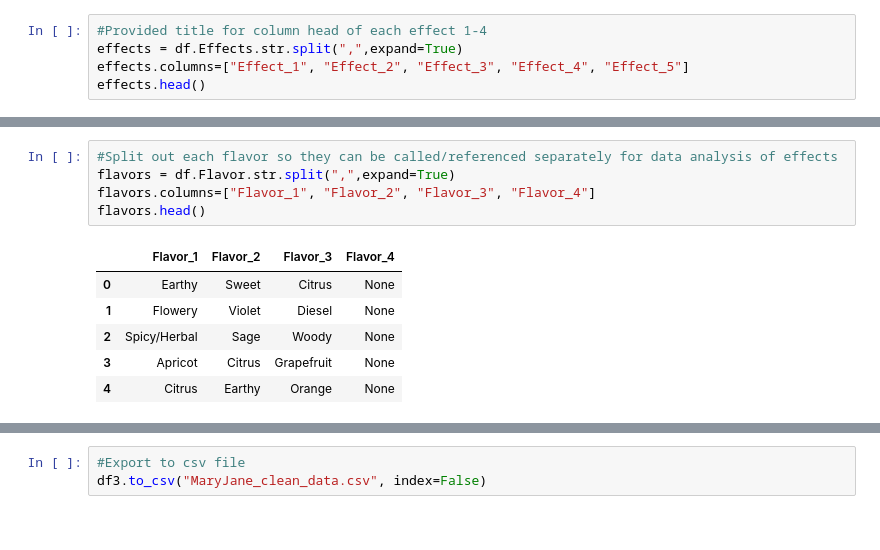
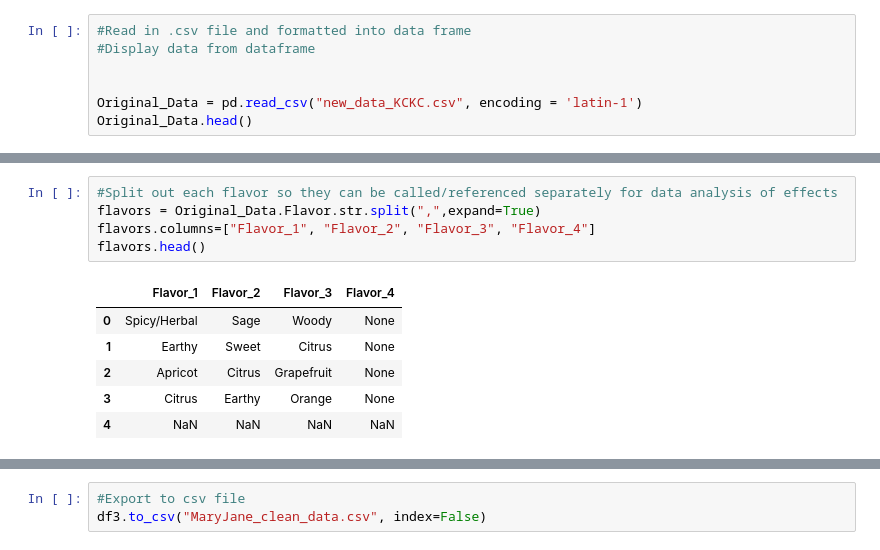
Before and after one commit to Berli85/SMU-Project-1-MaryJane, a Jupyter notebook: KimChi Work/Project 1 Team 2 data KCKC.ipynb, the cells around one changed output, grey strips where cells are left out. Saved outputs shown, nothing was run; the diff lists cells and outputs as text.

```diff
--- a/KimChi Work/Project 1 Team 2 data KCKC.ipynb
+++ b/KimChi Work/Project 1 Team 2 data KCKC.ipynb
@@ -32,6 +6,8 @@ df.Effects.str.split(",",expand=True)
 # %%
-#Provided title for column head of each effect 1-4
-effects = df.Effects.str.split(",",expand=True)
-effects.columns=["Effect_1", "Effect_2", "Effect_3", "Effect_4", "Effect_5"]
-effects.head()
+#Read in .csv file and formatted into data frame
+#Display data from dataframe
+
+
+Original_Data = pd.read_csv("new_data_KCKC.csv", encoding = 'latin-1')
+Original_Data.head()
 # %% [output]
@@ -44,14 +32,14 @@ effects.head()
 # %%
 #Split out each flavor so they can be called/referenced separately for data analysis of effects
-flavors = df.Flavor.str.split(",",expand=True)
+flavors = Original_Data.Flavor.str.split(",",expand=True)
 flavors.columns=["Flavor_1", "Flavor_2", "Flavor_3", "Flavor_4"]
 flavors.head()
 # %% [output]
 |  | Flavor_1 | Flavor_2 | Flavor_3 | Flavor_4 |
-| 0 | Earthy | Sweet | Citrus | None |
-| 1 | Flowery | Violet | Diesel | None |
-| 2 | Spicy/Herbal | Sage | Woody | None |
-| 3 | Apricot | Citrus | Grapefruit | None |
-| 4 | Citrus | Earthy | Orange | None |
+| 0 | Spicy/Herbal | Sage | Woody | None |
+| 1 | Earthy | Sweet | Citrus | None |
+| 2 | Apricot | Citrus | Grapefruit | None |
+| 3 | Citrus | Earthy | Orange | None |
+| 4 | NaN | NaN | NaN | NaN |
 # %%
 #Display flavors metadata
```
Also changed, not shown: parts of 39 cells of this notebook, 5 other files.
